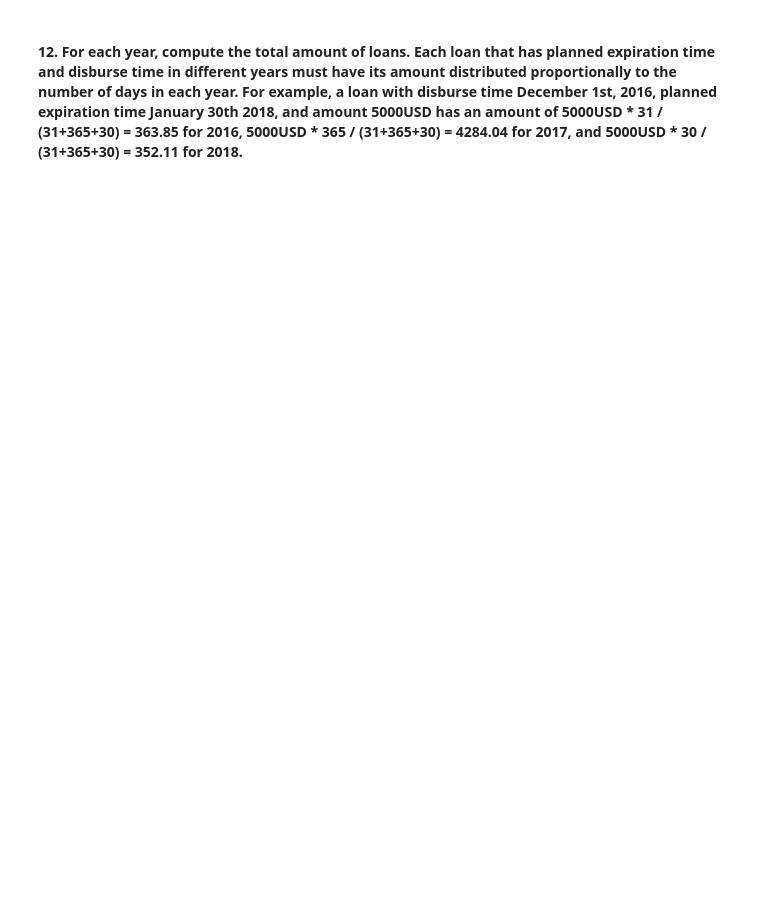
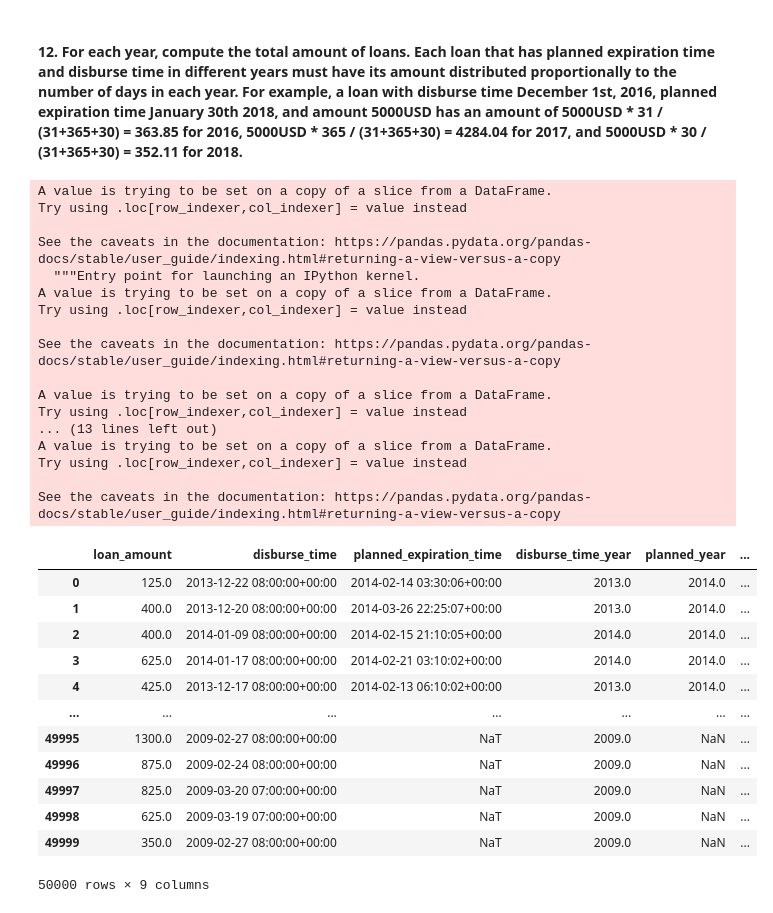
Before and after one commit to MarcoP9/FOCS, a Jupyter notebook: Project.ipynb, the cells around one changed output. Cells and saved outputs as stored; diff of their text form; code cells hidden in the pictures; blank space fills up the shorter version.

Commit message:
draft point 12

```diff
--- a/Project.ipynb
+++ b/Project.ipynb
@@ -267,2 +299,43 @@ country.loc[country["ratio2"] == country["ratio2"].max()]
 # %% [markdown]
 #### 12. For each year, compute the total amount of loans. Each loan that has planned expiration time and disburse time in different years must have its amount distributed proportionally to the number of days in each year. For example, a loan with disburse time December 1st, 2016, planned expiration time January 30th 2018, and amount 5000USD has an amount of 5000USD * 31 / (31+365+30) = 363.85 for 2016, 5000USD * 365 / (31+365+30) = 4284.04 for 2017, and 5000USD * 30 / (31+365+30) = 352.11 for 2018.
+# %%
+df = loans[["loan_amount", "disburse_time", "planned_expiration_time"]]
+# %%
+df["disburse_time_year"] = df["disburse_time"].dt.year
+df["planned_year"] = df["planned_expiration_time"].dt.year
+df["disburse_time_month"] = df["disburse_time"].dt.month
+df["planned_month"] = df["planned_expiration_time"].dt.month
+df["disburse_time_day"] = df["disburse_time"].dt.day
+df["planned_day"] = df["planned_expiration_time"].dt.day
+df
+# %% [output]
+A value is trying to be set on a copy of a slice from a DataFrame.
+Try using .loc[row_indexer,col_indexer] = value instead
+
+See the caveats in the documentation: https://pandas.pydata.org/pandas-docs/stable/user_guide/indexing.html#returning-a-view-versus-a-copy
+  """Entry point for launching an IPython kernel.
+A value is trying to be set on a copy of a slice from a DataFrame.
+Try using .loc[row_indexer,col_indexer] = value instead
+
+See the caveats in the documentation: https://pandas.pydata.org/pandas-docs/stable/user_guide/indexing.html#returning-a-view-versus-a-copy
+
+A value is trying to be set on a copy of a slice from a DataFrame.
+Try using .loc[row_indexer,col_indexer] = value instead
+... (13 lines left out)
+A value is trying to be set on a copy of a slice from a DataFrame.
+Try using .loc[row_indexer,col_indexer] = value instead
+
+See the caveats in the documentation: https://pandas.pydata.org/pandas-docs/stable/user_guide/indexing.html#returning-a-view-versus-a-copy
+|  | loan_amount | disburse_time | planned_expiration_time | disburse_time_year | planned_year | ... |
+| 0 | 125.0 | 2013-12-22 08:00:00+00:00 | 2014-02-14 03:30:06+00:00 | 2013.0 | 2014.0 | ... |
+| 1 | 400.0 | 2013-12-20 08:00:00+00:00 | 2014-03-26 22:25:07+00:00 | 2013.0 | 2014.0 | ... |
+| 2 | 400.0 | 2014-01-09 08:00:00+00:00 | 2014-02-15 21:10:05+00:00 | 2014.0 | 2014.0 | ... |
+| 3 | 625.0 | 2014-01-17 08:00:00+00:00 | 2014-02-21 03:10:02+00:00 | 2014.0 | 2014.0 | ... |
+| 4 | 425.0 | 2013-12-17 08:00:00+00:00 | 2014-02-13 06:10:02+00:00 | 2013.0 | 2014.0 | ... |
+| ... | ... | ... | ... | ... | ... | ... |
+| 49995 | 1300.0 | 2009-02-27 08:00:00+00:00 | NaT | 2009.0 | NaN | ... |
+| 49996 | 875.0 | 2009-02-24 08:00:00+00:00 | NaT | 2009.0 | NaN | ... |
+| 49997 | 825.0 | 2009-03-20 07:00:00+00:00 | NaT | 2009.0 | NaN | ... |
+| 49998 | 625.0 | 2009-03-19 07:00:00+00:00 | NaT | 2009.0 | NaN | ... |
+| 49999 | 350.0 | 2009-02-27 08:00:00+00:00 | NaT | 2009.0 | NaN | ... |
+50000 rows × 9 columns
```
Also changed, not shown: parts of 17 cells of this notebook.
